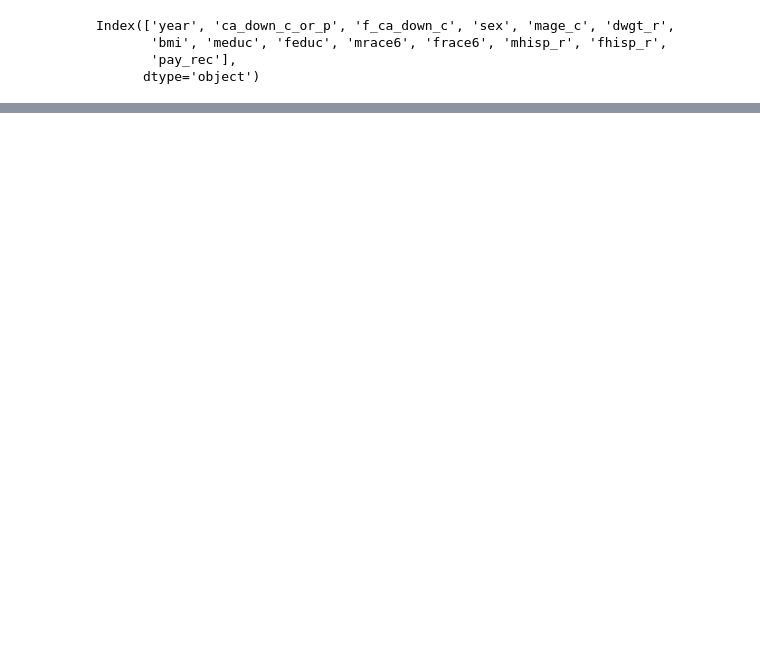
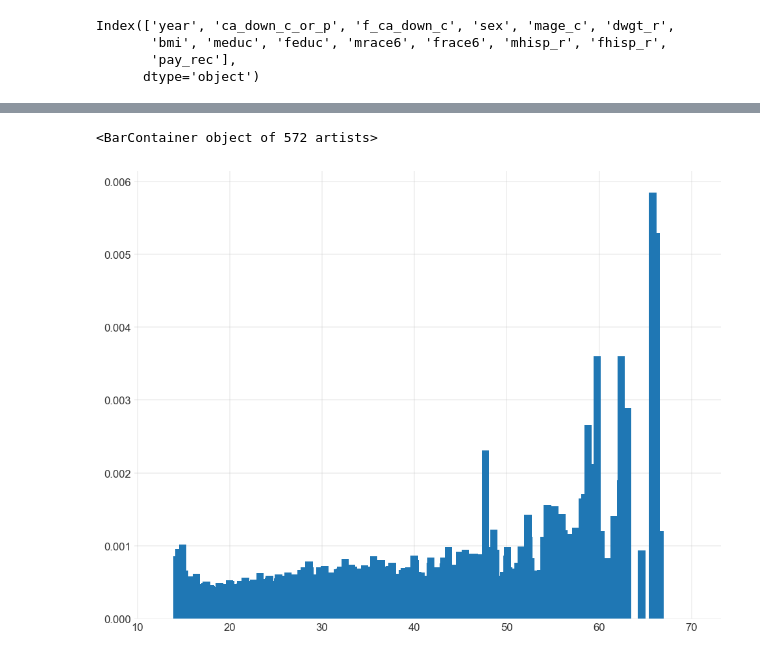
Before and after one commit to frankbuckley/ds-births-populations, a Jupyter notebook: projects/us-birth-certificates/notes-001-ds-recording.ipynb, the cells around one changed output, grey strips where cells are left out. Cells and saved outputs as stored; diff of their text form; code cells hidden in the pictures; blank space fills up the shorter version.

```diff
--- a/projects/us-birth-certificates/notes-001-ds-recording.ipynb
+++ b/projects/us-birth-certificates/notes-001-ds-recording.ipynb
@@ -494,0 +506,22 @@ df_imp_gain
+# %%
+bmi_df = con.execute(
+    """
+    SELECT
+        CASE
+            WHEN bmi >= 13.0 AND bmi < 69.9 THEN ROUND(bmi,1)
+            ELSE NULL
+        END
+        as bmi,
+        COUNT(*) as count_lb,
+        SUM(down_ind) as count_ds_rec,
+        SUM(down_ind) / COUNT(*) as ratio_ds_rec
+    FROM
+        us_births
+    WHERE year >= 2014
+    GROUP BY
+        bmi
+    ORDER BY
+        bmi
+    """
+).df()
+bmi_df
@@ -495,2 +542,7 @@ df_imp_gain
+# %%
+plt.bar(bmi_df["bmi"], bmi_df["ratio_ds_rec"])
+# %% [output]
+<BarContainer object of 572 artists>
+[figure, added]
 # %%
 con.close()
```
Also changed, not shown: parts of 9 cells of this notebook.
